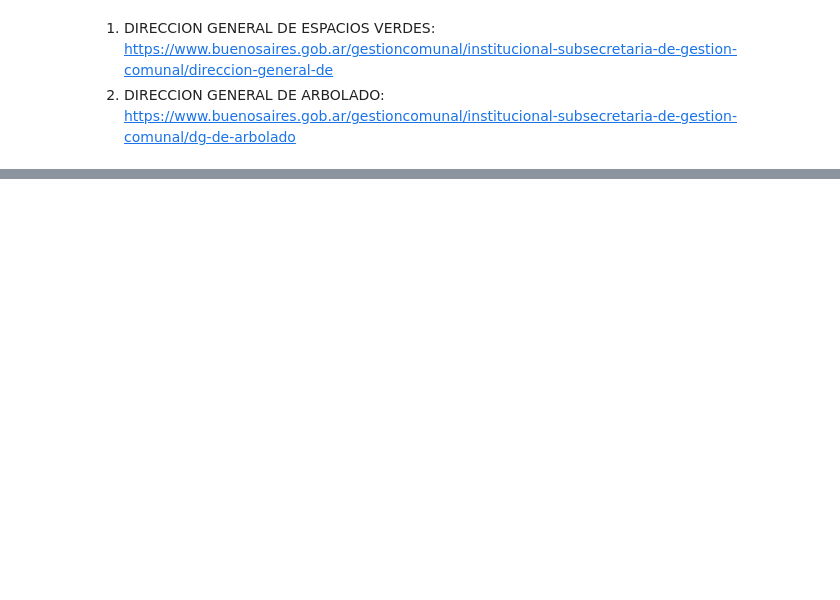
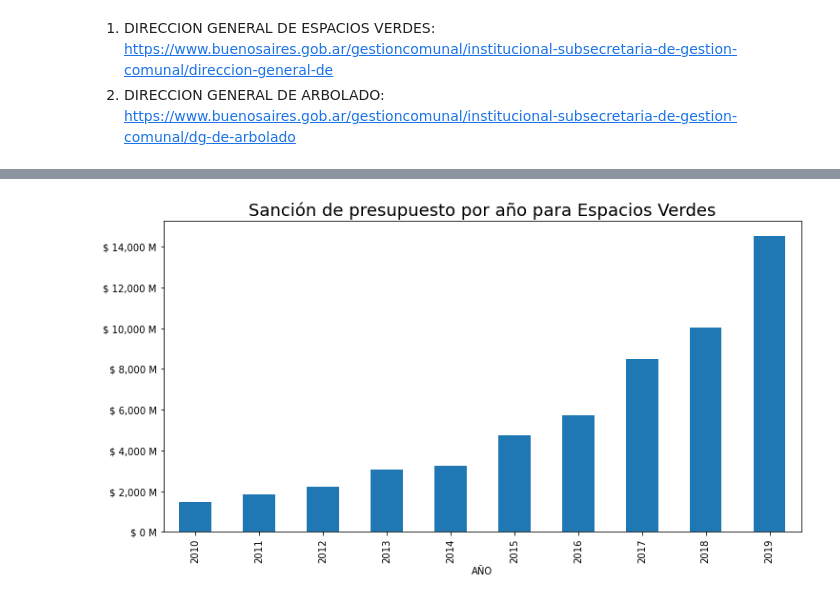
Before and after one commit to tomasdestefano/data_science_clusterai2020_destefano, a Jupyter notebook: presupuestos/eda_presupuestos.ipynb, the cells around one changed output, grey strips where cells are left out. Saved outputs shown, nothing was run; the diff lists cells and outputs as text; code cells hidden in the pictures; blank space fills up the shorter version.

Commit message:
Cambios eda presupuestos

```diff
--- a/presupuestos/eda_presupuestos.ipynb
+++ b/presupuestos/eda_presupuestos.ipynb
@@ -32,6 +47,6 @@ df.shape
 # %% [output]
 (401068, 22)
 # %%
-cols = df.dtypes[(df.dtypes == 'object')].index
+cols = presupuesto_sancionado.dtypes[(presupuesto_sancionado.dtypes == 'object')].index
 for col in cols:
-    df[col] = df[col].astype(str)
+    presupuesto_sancionado[col] = presupuesto_sancionado[col].astype(str)
@@ -79,7 +78,8 @@ UBICACION_GEOGRAFICA 0
 # %% [markdown]
 **El Ministerio de Ambiente pasa a ser una secretaria en 2020 bajo la dependencia de la Jefatura de Gobierno**
 # %%
-aux = df.groupby('JURISDICCION').get_group("JEFATURA DE GOBIERNO")
-aux = aux.groupby('SUBJURISDICCION').get_group("SECRETARIA DE AMBIENTE")
+jef_gob = presupuesto_sancionado.groupby('JURISDICCION').get_group("JEFATURA DE GOBIERNO")
+sec_ambiente = jef_gob.groupby('SUBJURISDICCION').get_group("SECRETARIA DE AMBIENTE")
+min_ambiente = presupuesto_sancionado.groupby('JURISDICCION').get_group("MINISTERIO DE AMBIENTE Y ESPACIO PUBLICO")
 
-gf = pd.concat([df.groupby('JURISDICCION').get_group("MINISTERIO DE AMBIENTE Y ESPACIO PUBLICO"), aux])
+ambiente = pd.concat([min_ambiente, sec_ambiente])
@@ -123,4 +107,3 @@ Index(['CARACTER', 'JURISDICCION', 'SUBJURISDICCION', 'ENTIDAD', 'SERVICIO',
 # %%
+ecologia = ambiente[ambiente['FUNCION'] == 'ECOLOGIA']
 ecologia = ecologia.T.drop_duplicates().T  # Elimino columnas que contienen la misma información.
-
-ecologia.columns
@@ -171,0 +130,2 @@ Name: ENTIDAD, dtype: int64
+# %%
+ecologia['SANCION'] = ecologia['SANCION'].astype(float)
@@ -349,0 +197,9 @@ sunburst(arbolado)
+# %%
+sancion_espacios_verdes_año = espacios_verdes.groupby('AÑO').agg({'SANCION': 'sum'})['SANCION']
+g = sancion_espacios_verdes_año.plot(kind='bar', figsize=(12, 6));
+
+ylabels = ['$ {:,.0f}'.format(x) + ' M' for x in g.get_yticks()/1000000];
+g.set_yticklabels(ylabels);
+plt.title("Sanción de presupuesto por año para Espacios Verdes", fontsize=18);
+# %% [output]
+[figure, added]
```
Also changed, not shown: parts of 84 cells of this notebook, 1 other file.
